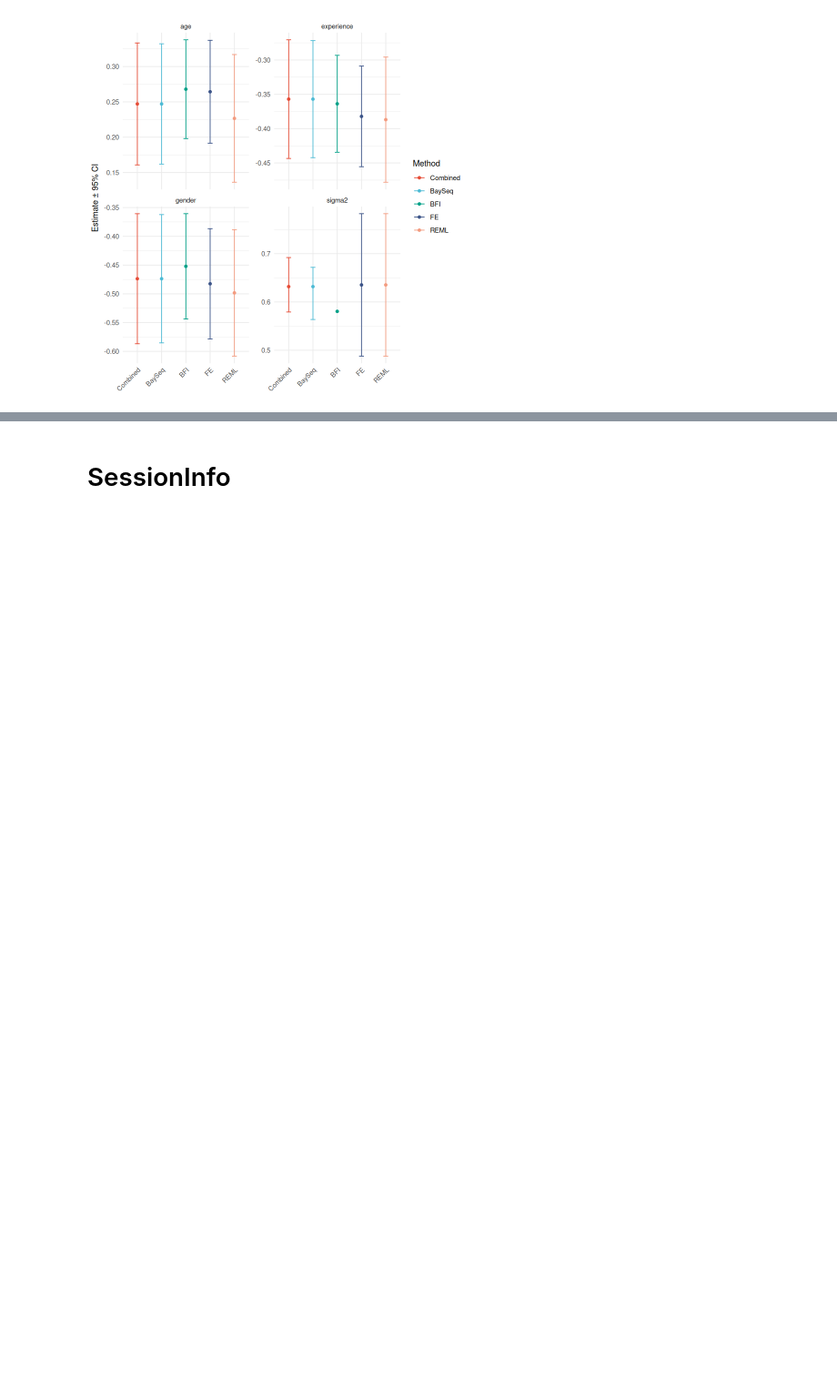
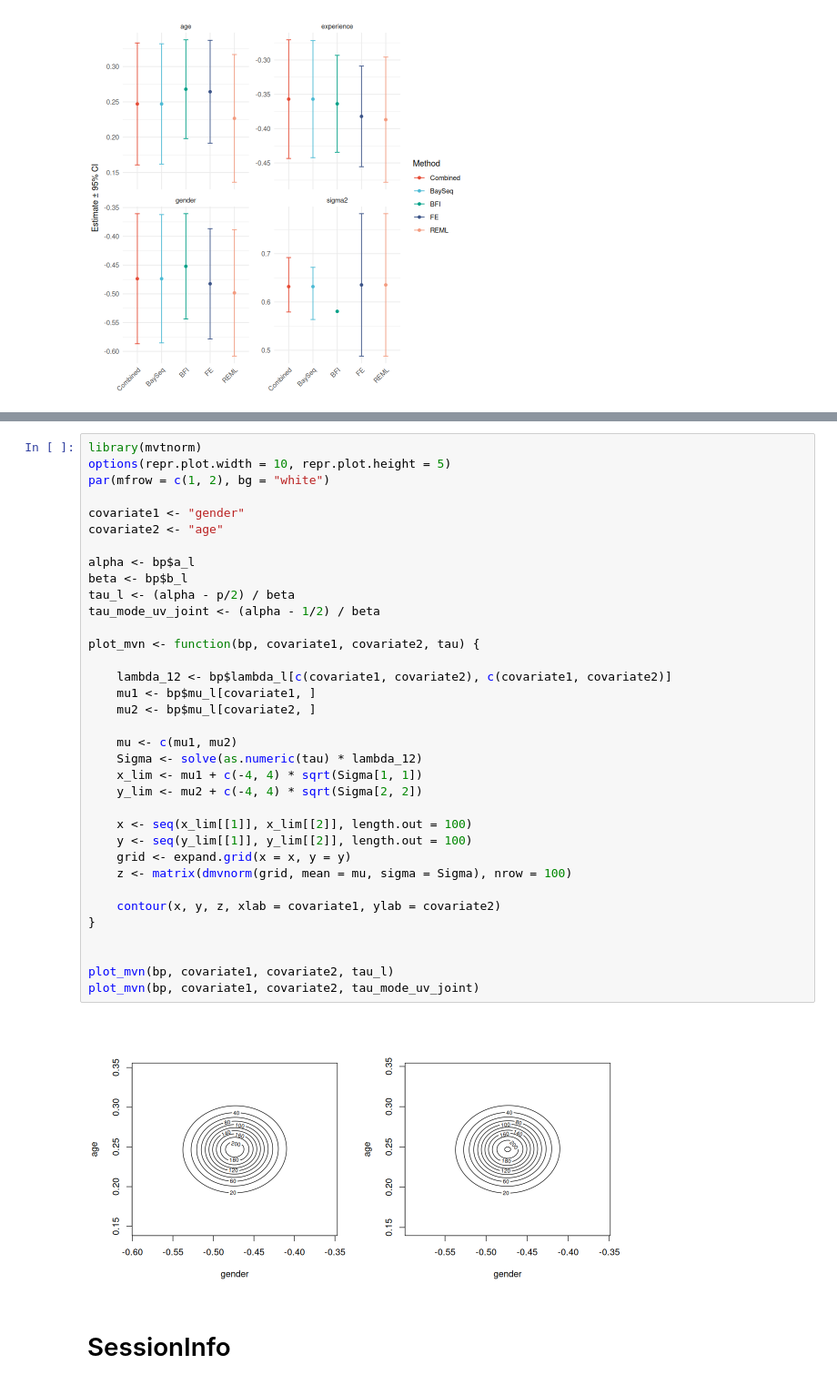
Before and after one commit to lisa-gm/confeR, a Jupyter notebook: notebook.ipynb, the cells around one changed output, grey strips where cells are left out. Shown at 91% size. Drawn from its saved outputs; the diff is of its cells as text; blank space fills up the shorter version.

```diff
--- a/notebook.ipynb
+++ b/notebook.ipynb
@@ -301,3 +516,40 @@ Saving 7 x 7 in image
+# %%
+library(mvtnorm)
+options(repr.plot.width = 10, repr.plot.height = 5)
+par(mfrow = c(1, 2), bg = "white")
+
+covariate1 <- "gender"
+covariate2 <- "age"
+
+alpha <- bp$a_l
+beta <- bp$b_l
+tau_l <- (alpha - p/2) / beta
+tau_mode_uv_joint <- (alpha - 1/2) / beta
+
+plot_mvn <- function(bp, covariate1, covariate2, tau) {
+
+    lambda_12 <- bp$lambda_l[c(covariate1, covariate2), c(covariate1, covariate2)]
+    mu1 <- bp$mu_l[covariate1, ]
+    mu2 <- bp$mu_l[covariate2, ]
+
+    mu <- c(mu1, mu2)
+    Sigma <- solve(as.numeric(tau) * lambda_12)
+    x_lim <- mu1 + c(-4, 4) * sqrt(Sigma[1, 1])
+    y_lim <- mu2 + c(-4, 4) * sqrt(Sigma[2, 2])
+
+    x <- seq(x_lim[[1]], x_lim[[2]], length.out = 100)
+    y <- seq(y_lim[[1]], y_lim[[2]], length.out = 100)
+    grid <- expand.grid(x = x, y = y)
+    z <- matrix(dmvnorm(grid, mean = mu, sigma = Sigma), nrow = 100)
+
+    contour(x, y, z, xlab = covariate1, ylab = covariate2)
+}
+
+
+plot_mvn(bp, covariate1, covariate2, tau_l)
+plot_mvn(bp, covariate1, covariate2, tau_mode_uv_joint)
+# %% [output]
+[figure, added]
 # %% [markdown]
  # SessionInfo
 # %%
```
Also changed, not shown: parts of 7 cells of this notebook, 1 other file.
